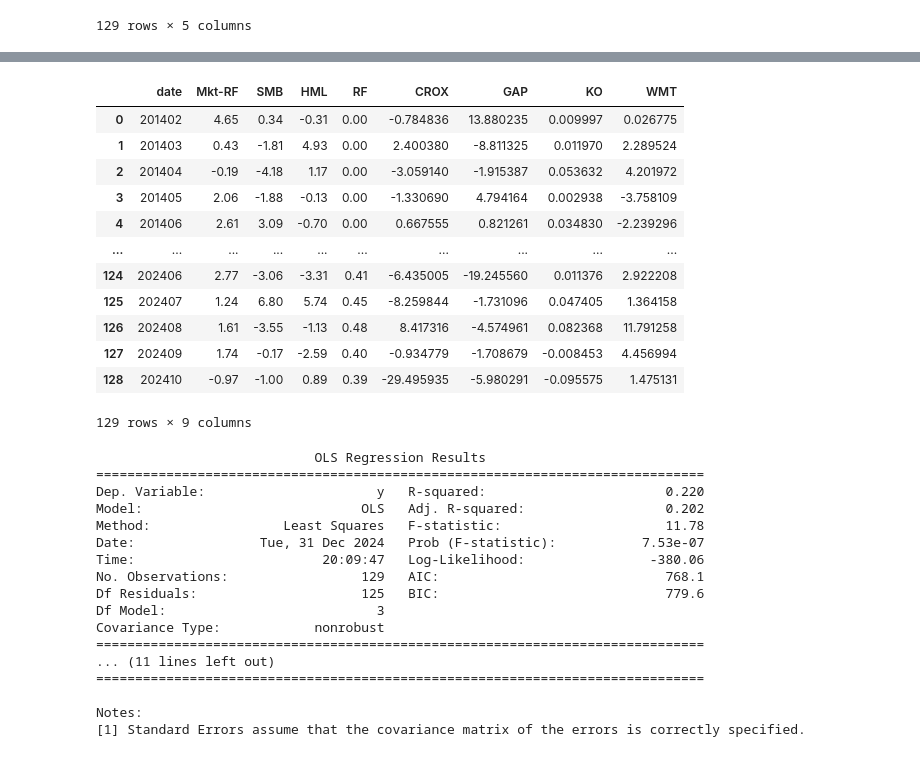
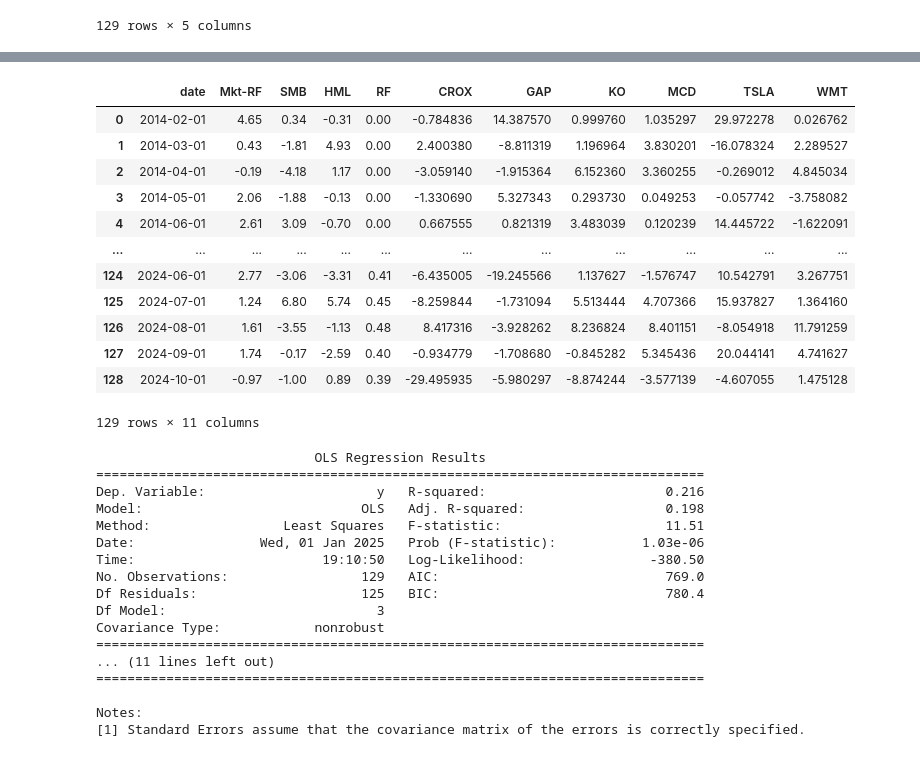
Before and after one commit to linxian963/Financial-Modeling-FINC-305, a Jupyter notebook: Sec1_linear_regression/linear_regression.ipynb, the cells around one changed output, grey strips where cells are left out. Saved outputs shown, nothing was run; the diff lists cells and outputs as text; code cells hidden in the pictures.

```diff
--- a/Sec1_linear_regression/linear_regression.ipynb
+++ b/Sec1_linear_regression/linear_regression.ipynb
@@ -220,12 +221,12 @@ memory usage: 46.2 KB
 # %%
 #step 2: Now we need to create a dataset that including several stocks that we're interested in for further applications.
 
-#Based on my preference, I will select 5 different stocks with different market cap
+#Based on my preference, I will select 6 different stocks with different market cap
 
-# stock 1: Walmart (WMT) for mega-cap, stock 2: Coca-Cola (KO) for large-cap, stock 3: the GAP for mid-cap (GAP), and stock 4: Cros for small-cap (CROX).
+# stock 1: Walmart (WMT), Tesla (TSLA) for mega-cap; Coca-Cola (KO) and McDonald (MCD) for large-cap, GAP (GAP), and Cros (CROX) for mid and small-cap.
 
 
-tickers = ["WMT", "KO", "GAP", "CROX"]
+tickers = ["WMT", "TSLA", "KO", "MCD", "GAP", "CROX"]
 
 #I already identified time inverval and frequency before, then I will not identify it again.
 
@@ -380,5 +366,7 @@ returns
 
 reg_factor_3 = pd.concat([factor_3, returns], axis = 1)
 
+reg_factor_3["date"] = pd.to_datetime(reg_factor_3["date"].astype(str), format='%Y%m')
+
 reg_factor_3
 # %% [output]
@@ -398,25 +386,27 @@ reg_factor_3
 # %%
 #
-
 reg_factor_3["CROX"] = reg_factor_3["CROX"]*100
 reg_factor_3["GAP"] = reg_factor_3["GAP"]*100
+reg_factor_3["KO"] = reg_factor_3["KO"]*100
+reg_factor_3["MCD"] = reg_factor_3["MCD"]*100
+reg_factor_3["TSLA"] = reg_factor_3["TSLA"]*100
 reg_factor_3["WMT"] = reg_factor_3["WMT"]*100
 
 reg_factor_3
 # %% [output]
-|  | date | Mkt-RF | SMB | HML | RF | CROX | GAP | KO | WMT |
-| 0 | 201402 | 4.65 | 0.34 | -0.31 | 0.00 | -0.784836 | 13.880235 | 0.009997 | 0.026775 |
-| 1 | 201403 | 0.43 | -1.81 | 4.93 | 0.00 | 2.400380 | -8.811325 | 0.011970 | 2.289524 |
-| 2 | 201404 | -0.19 | -4.18 | 1.17 | 0.00 | -3.059140 | -1.915387 | 0.053632 | 4.201972 |
-| 3 | 201405 | 2.06 | -1.88 | -0.13 | 0.00 | -1.330690 | 4.794164 | 0.002938 | -3.758109 |
-| 4 | 201406 | 2.61 | 3.09 | -0.70 | 0.00 | 0.667555 | 0.821261 | 0.034830 | -2.239296 |
-| ... | ... | ... | ... | ... | ... | ... | ... | ... | ... |
-| 124 | 202406 | 2.77 | -3.06 | -3.31 | 0.41 | -6.435005 | -19.245560 | 0.011376 | 2.922208 |
-| 125 | 202407 | 1.24 | 6.80 | 5.74 | 0.45 | -8.259844 | -1.731096 | 0.047405 | 1.364158 |
-| 126 | 202408 | 1.61 | -3.55 | -1.13 | 0.48 | 8.417316 | -4.574961 | 0.082368 | 11.791258 |
-| 127 | 202409 | 1.74 | -0.17 | -2.59 | 0.40 | -0.934779 | -1.708679 | -0.008453 | 4.456994 |
-| 128 | 202410 | -0.97 | -1.00 | 0.89 | 0.39 | -29.495935 | -5.980291 | -0.095575 | 1.475131 |
+|  | date | Mkt-RF | SMB | HML | RF | CROX | GAP | KO | MCD | TSLA | WMT |
+| 0 | 2014-02-01 | 4.65 | 0.34 | -0.31 | 0.00 | -0.784836 | 14.387570 | 0.999760 | 1.035297 | 29.972278 | 0.026762 |
+| 1 | 2014-03-01 | 0.43 | -1.81 | 4.93 | 0.00 | 2.400380 | -8.811319 | 1.196964 | 3.830201 | -16.078324 | 2.289527 |
+| 2 | 2014-04-01 | -0.19 | -4.18 | 1.17 | 0.00 | -3.059140 | -1.915364 | 6.152360 | 3.360255 | -0.269012 | 4.845034 |
+| 3 | 2014-05-01 | 2.06 | -1.88 | -0.13 | 0.00 | -1.330690 | 5.327343 | 0.293730 | 0.049253 | -0.057742 | -3.758082 |
+| 4 | 2014-06-01 | 2.61 | 3.09 | -0.70 | 0.00 | 0.667555 | 0.821319 | 3.483039 | 0.120239 | 14.445722 | -1.622091 |
+| ... | ... | ... | ... | ... | ... | ... | ... | ... | ... | ... | ... |
+| 124 | 2024-06-01 | 2.77 | -3.06 | -3.31 | 0.41 | -6.435005 | -19.245566 | 1.137627 | -1.576747 | 10.542791 | 3.267751 |
+| 125 | 2024-07-01 | 1.24 | 6.80 | 5.74 | 0.45 | -8.259844 | -1.731094 | 5.513444 | 4.707366 | 15.937827 | 1.364160 |
+| 126 | 2024-08-01 | 1.61 | -3.55 | -1.13 | 0.48 | 8.417316 | -3.928262 | 8.236824 | 8.401151 | -8.054918 | 11.791259 |
+| 127 | 2024-09-01 | 1.74 | -0.17 | -2.59 | 0.40 | -0.934779 | -1.708680 | -0.845282 | 5.345436 | 20.044141 | 4.741627 |
+| 128 | 2024-10-01 | -0.97 | -1.00 | 0.89 | 0.39 | -29.495935 | -5.980297 | -8.874244 | -3.577139 | -4.607055 | 1.475128 |
-129 rows × 9 columns
+129 rows × 11 columns
 # %%
 # Next, we can start to identify different dependent variables.
 
@@ -438,13 +430,13 @@ print(reg_wmt_3f.summary())
 # %% [output]
                             OLS Regression Results
 ==============================================================================
-Dep. Variable:                      y   R-squared:                       0.220
-Model:                            OLS   Adj. R-squared:                  0.202
-Method:                 Least Squares   F-statistic:                     11.78
-Date:                Tue, 31 Dec 2024   Prob (F-statistic):           7.53e-07
-Time:                        20:09:47   Log-Likelihood:                -380.06
-No. Observations:                 129   AIC:                             768.1
-Df Residuals:                     125   BIC:                             779.6
+Dep. Variable:                      y   R-squared:                       0.216
+Model:                            OLS   Adj. R-squared:                  0.198
+Method:                 Least Squares   F-statistic:                     11.51
+Date:                Wed, 01 Jan 2025   Prob (F-statistic):           1.03e-06
+Time:                        19:10:50   Log-Likelihood:                -380.50
+No. Observations:                 129   AIC:                             769.0
+Df Residuals:                     125   BIC:                             780.4
 Df Model:                           3
 Covariance Type:            nonrobust
 ==============================================================================
```
Also changed, not shown: parts of 31 cells of this notebook, 1 other file.
